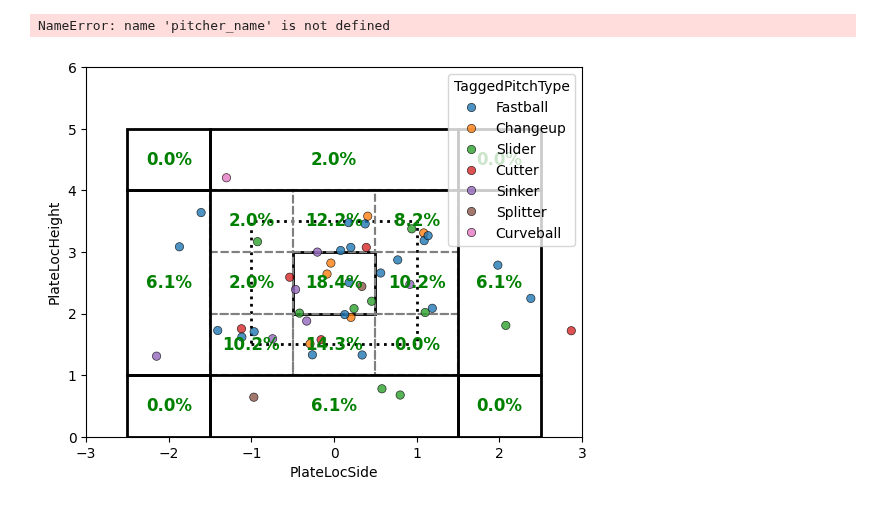
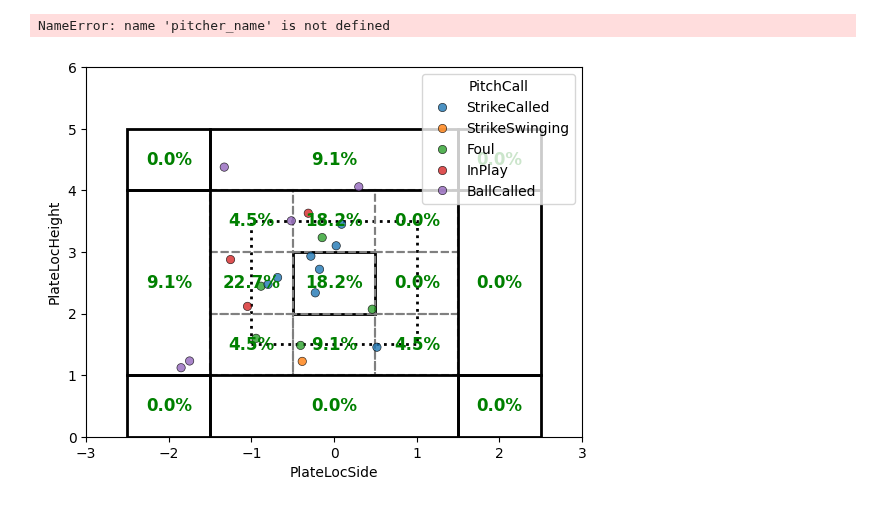
Before and after one commit to NoahLippman/Kernelytics-Projects, a Jupyter notebook: CornBelters/pitch_distribution.ipynb, the cells around one changed output. Saved outputs shown, nothing was run; the diff lists cells and outputs as text; code cells hidden in the pictures.

```diff
--- a/CornBelters/pitch_distribution.ipynb
+++ b/CornBelters/pitch_distribution.ipynb
@@ -4,7 +4,7 @@ import matplotlib.pyplot as plt
 import seaborn as sns
 from matplotlib.patches import Rectangle
 # %%
-df = pd.read_csv('Data/2025.csv')
+df = pd.read_csv('Data/BeltersRex6-11.csv')
 df['PlateLocSide'] = df['PlateLocSide'] * -1
 # %%
 pitcher_name = "Nick Krueger"
@@ -13,7 +13,7 @@ df = df[df['Pitcher'] == pitcher_name]
 # %% [output]
 NameError: name 'pitcher_name' is not defined
 # %%
-batter_name = 'Jackson Stanek'
+batter_name = 'Shea Zbrozek'
 # %%
 df = df[df['Batter'] == batter_name]
 # %%
@@ -23,7 +23,7 @@ sns.scatterplot(
     ec='black',
     alpha=0.8,
     zorder=2,
-    hue=df['TaggedPitchType']
+    hue=df['PitchCall']
 )
 
 # Add the strike zone rectangle (dotted black line)
@@ -87,31 +87,31 @@ chase_zones = [
     # Middle bottom
     {'x': -1.5, 'y': 0, 'w': 3, 'h': 1},
     # Middle left
     {'x': -2.5, 'y': 1, 'w': 1, 'h': 3},
     # Middle right
     {'x': 1.5, 'y': 1, 'w': 1, 'h': 3},
 ]
 for zone in chase_zones:
     chase_rect = Rectangle(
         (zone['x'], zone['y']), zone['w'], zone['h'],
         fill=False, edgecolor='black', linewidth=2, zorder=1
     )
     plt.gca().add_patch(chase_rect)
     # Calculate percentage in this chase zone
     in_chase = df[
         (df['PlateLocSide'] >= zone['x']) & (df['PlateLocSide'] <= zone['x'] + zone['w']) &
         (df['PlateLocHeight'] >= zone['y']) & (df['PlateLocHeight'] <= zone['y'] + zone['h'])
     ]
     percent_chase = 100 * len(in_chase) / len(df) if len(df) > 0 else 0
     plt.text(
         zone['x'] + zone['w'] / 2,
         zone['y'] + zone['h'] / 2,
         f"{percent_chase:.1f}%",
         color='green', fontsize=12, ha='center', va='center', fontweight='bold'
     )
 
 plt.savefig(f'plots/2025_{batter_name}.png', bbox_inches='tight', dpi=300)
 plt.show()
 plt.close()
 # %% [output]
-[figure, old version]
+[figure, new version]
```
Also changed, not shown: 46 other files.
